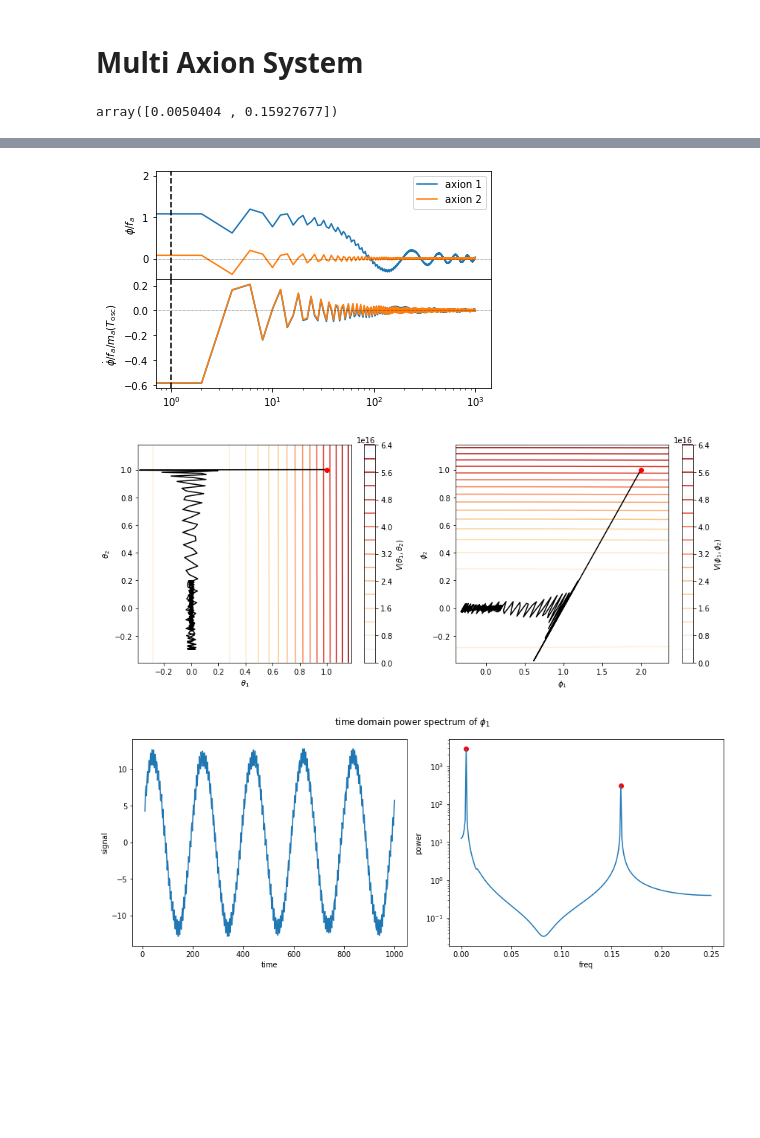
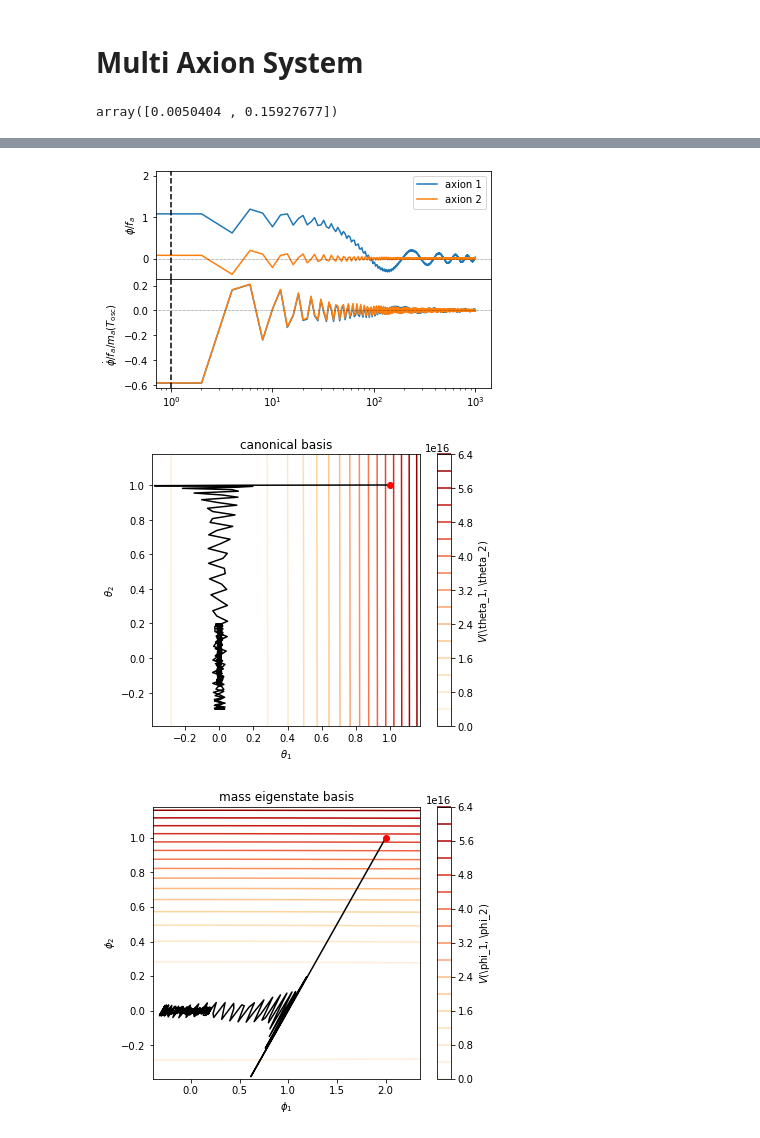
Before and after one commit to anna-jana/masters-project, a Jupyter notebook: transport_eq_in_time/multi_axion.ipynb, the cells around one changed output, grey strips where cells are left out. Saved outputs shown, nothing was run; the diff lists cells and outputs as text; code cells hidden in the pictures; blank space fills up the shorter version.

Commit message:
plotting clockwork parameter space and evolution of multi axion

```diff
--- a/transport_eq_in_time/multi_axion.ipynb
+++ b/transport_eq_in_time/multi_axion.ipynb
@@ -40,34 +4,44 @@ def plot_config_space(ts, theta1s, theta2s, phi1s, phi2s, skip_percent=0.0, inte
 %run observables.py
 %run multi_axion.py
 %run analysis_tools.py
+%run plot_tools.py
 
+# parameter
 Q = np.array([[1,1], [1, 0]])
 Q_inv = np.linalg.inv(Q)
 Lambda = 1e7**2 * np.array([1, 1e3]) # [GeV^2]
 thetas0 = [1, 1]
 H_inf = Gamma_inf = 1e8
 tmax_axion = 1e3
 
+# simulate background cosmology
 energy_scale, conv_factor, rho_R_init, rho_inf_init, scale, tmax_inf, red_chem_pots_init = \
     init_system(H_inf, Gamma_inf, (Q, Lambda), multi_axion_field, tmax_axion)
 rh_sol, T_and_H_fn, T_and_H_and_T_dot_fn = decay_process.solve(tmax_inf, rho_R_init, rho_inf_init, scale, Gamma_inf)
 
+# simulate axion fields
 axsol = multi_axion_field.solve(np.hstack([thetas0, np.zeros(len(Lambda))]), (Q, Lambda), tmax_axion, T_and_H_fn, Gamma_inf)
-
 ts = np.linspace(0, axsol.t[-1], 500)
 theta1s, theta2s, theta1_dots, theta2_dots = canoncial_states = axsol.sol(ts)
 phi1s, phi2s, phi1_dots, phi2_dots = mass_states = multi_axion_field.calc_mass_state(canoncial_states, Q, Lambda)
 
+# plotting
 plot_tools.plot_axion_field_evolution(multi_axion_field, (Q, Lambda), 1.0,
     [axsol], show_steps=False, field_name="\\theta")
 plot_tools.plot_axion_field_evolution(multi_axion_field, (Q, Lambda), 1.0,
     [(ts, mass_states)], show_steps=False, field_name="\\phi", show_energy=False)
-plot_config_space(ts, theta1s, theta2s, phi1s, phi2s)
+
+plot_config_space_2d(ts, theta1s, theta2s, canonical_names[0], canonical_names[1],
+                     "canonical basis", multi_axion_field.calc_V, (Q, Lambda))
+plot_config_space_2d(ts, phi1s, phi2s, mass_states_names[0], mass_states_names[1],
+                     "mass eigenstate basis", lambda phi, *p: multi_axion_field.calc_V(Q_inv @ phi, *p),
+                     (Q, Lambda))
+
 analyse_power_spectrum(mass_states_names[0], ts, phi1s, canoncial_states, multi_axion_field, (Q, Lambda))
 analyse_power_spectrum(mass_states_names[1], ts, phi2s, canoncial_states, multi_axion_field, (Q, Lambda))
 # %% [output]
 array([0.0050404 , 0.15927677])
 [figure]
 [figure]
-[figure, old version]
+[figure, new version]
-[figure, old version]
+[figure, new version]
```
Also changed, not shown: parts of 2 cells of this notebook, 4 other files.
